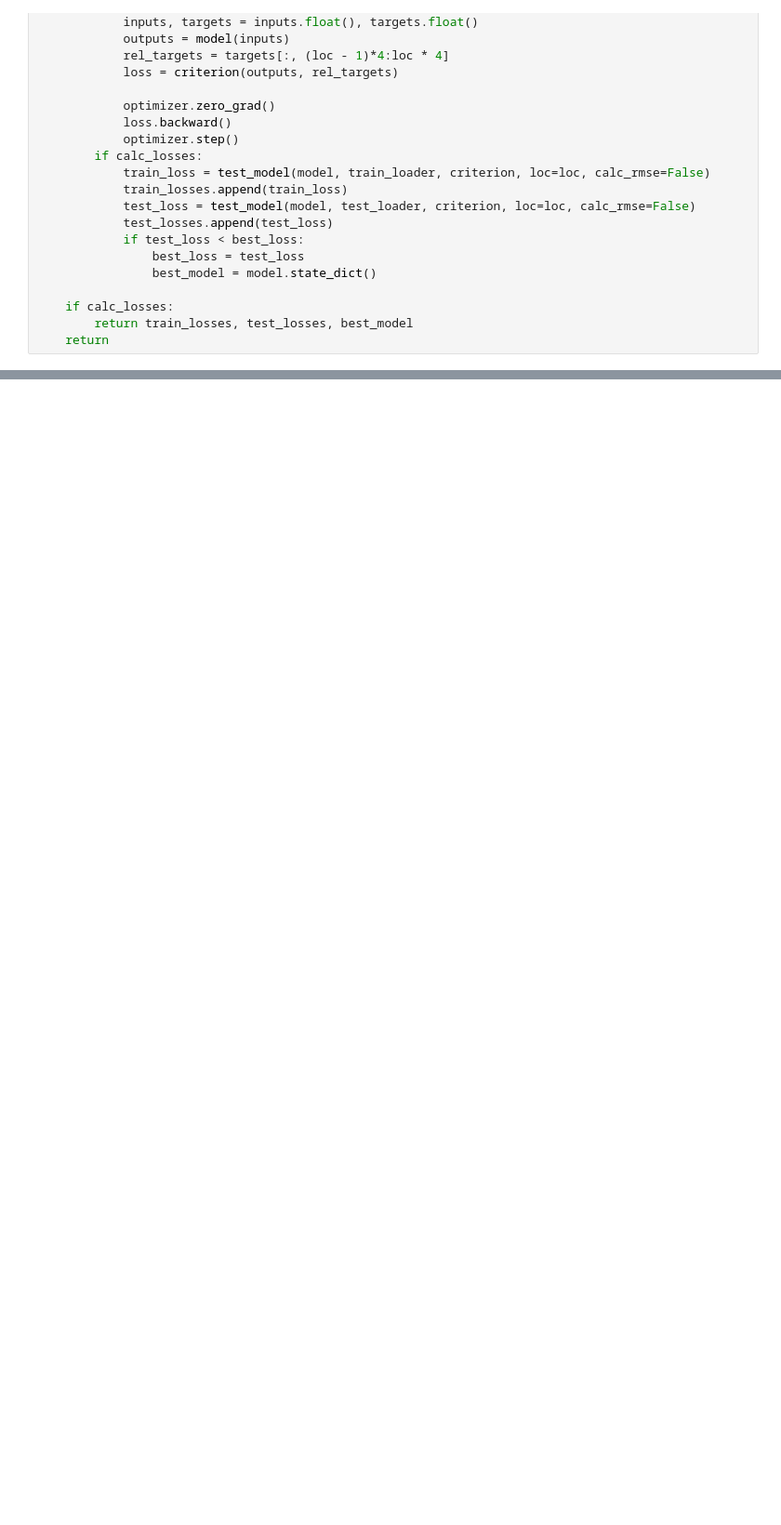
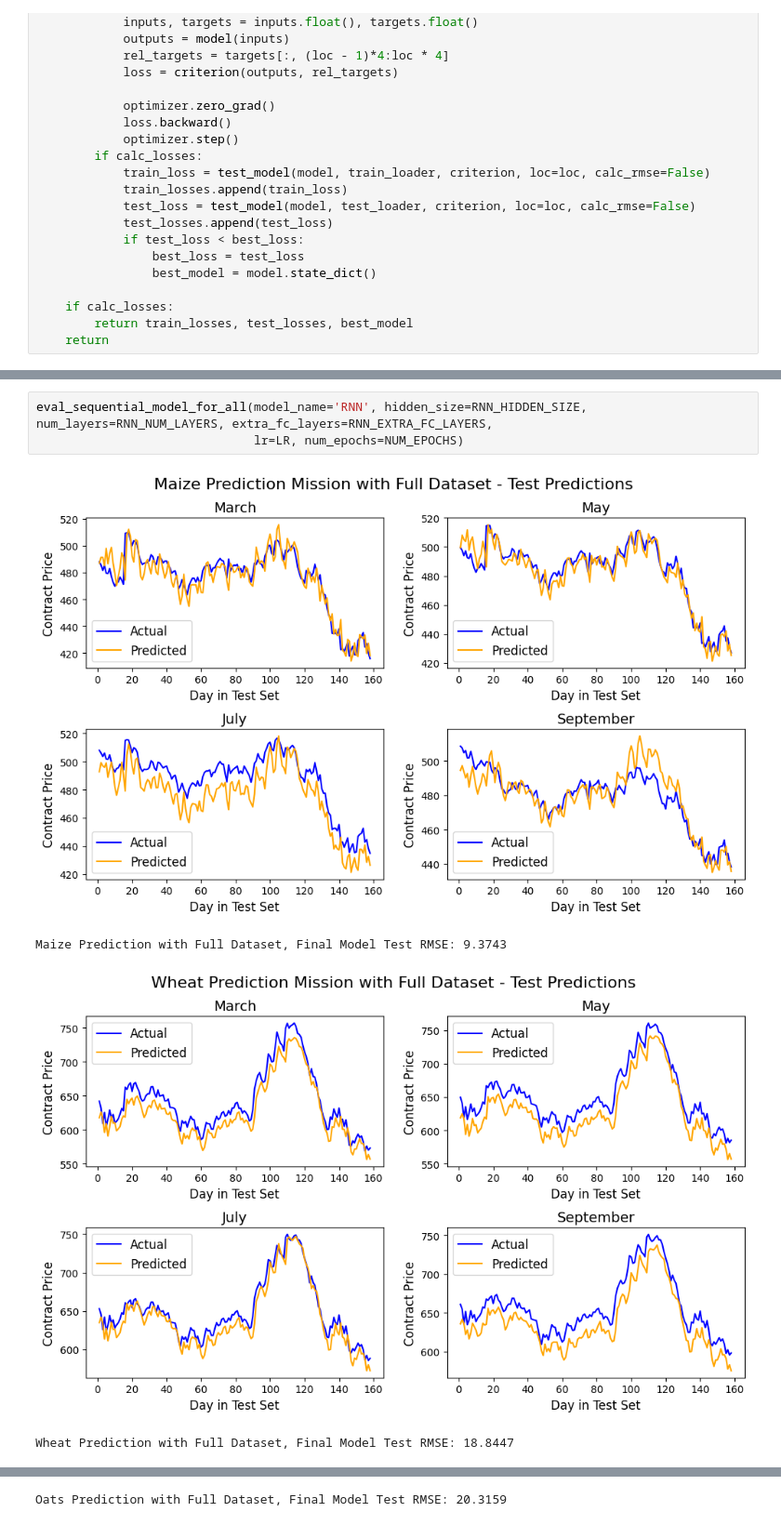
Before and after one commit to ireinman/Fintech, a Jupyter notebook: deep_sequential.ipynb, the cells around one changed output, grey strips where cells are left out. Shown at 93% size. Cells and saved outputs as stored; diff of their text form; blank space fills up the shorter version.

```diff
--- a/deep_sequential.ipynb
+++ b/deep_sequential.ipynb
@@ -340,0 +409,8 @@ In conclusion, the LSTM model is found superior to the RNN model, for the future
+# %%
+eval_sequential_model_for_all(model_name='RNN', hidden_size=RNN_HIDDEN_SIZE, num_layers=RNN_NUM_LAYERS, extra_fc_layers=RNN_EXTRA_FC_LAYERS,
+                              lr=LR, num_epochs=NUM_EPOCHS)
+# %% [output]
+[figure, added]
+Maize Prediction with Full Dataset, Final Model Test RMSE: 9.3743
+[figure, added]
+Wheat Prediction with Full Dataset, Final Model Test RMSE: 18.8447
@@ -340,0 +418 @@ In conclusion, the LSTM model is found superior to the RNN model, for the future
+Oats Prediction with Full Dataset, Final Model Test RMSE: 20.3159
```
Also changed, not shown: parts of 44 cells of this notebook, 2 other files.
